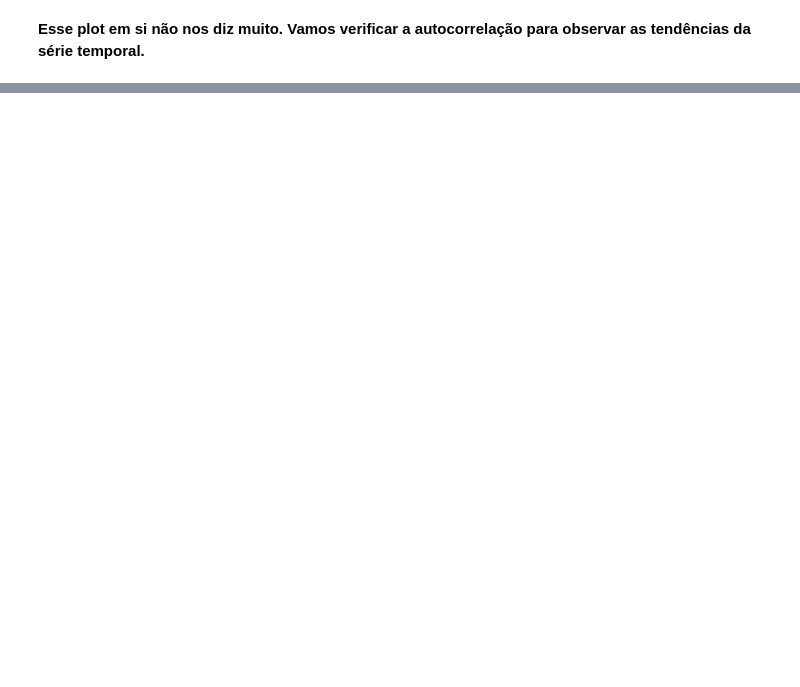
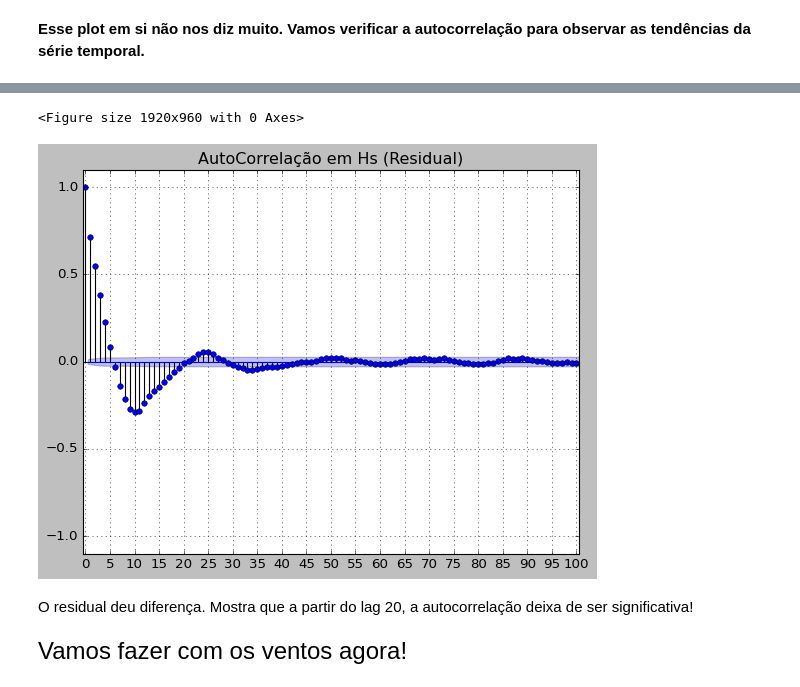
Before and after one commit to jonatanriq/oceanografia, a Jupyter notebook: simcosta_autocorrelacao.ipynb, the cells around one changed output, grey strips where cells are left out. Drawn from its saved outputs; the diff is of its cells as text; code cells hidden in the pictures; blank space fills up the shorter version.

```diff
--- a/simcosta_autocorrelacao.ipynb
+++ b/simcosta_autocorrelacao.ipynb
@@ -77,0 +85,18 @@ plt.show()
+# %%
+# plotando a autocorrelação para os dados residuais
+mask = result.resid.isnull()
+
+plt.figure(figsize=(24,12))
+plt.style.use('classic')
+plot_acf(result.resid[~mask], lags=100, markerfacecolor='blue')
+plt.xlim(-0.5,100.5)
+plt.xticks(np.arange(0,101,5))
+plt.ylim(-1.1,1.1)
+plt.grid(linestyle=':')
+plt.title('AutoCorrelação em Hs (Residual)')
+plt.show()
+# %% [output]
+<Figure size 1920x960 with 0 Axes>
+[figure, added]
+# %% [markdown]
+O residual deu diferença. Mostra que a partir do lag 20, a autocorrelação deixa de ser significativa!
@@ -77,0 +132,2 @@ plt.show()
+# %% [markdown]
+<font size='5'> Vamos fazer com os ventos agora! </font>
```
Also changed, not shown: parts of 21 cells of this notebook.
